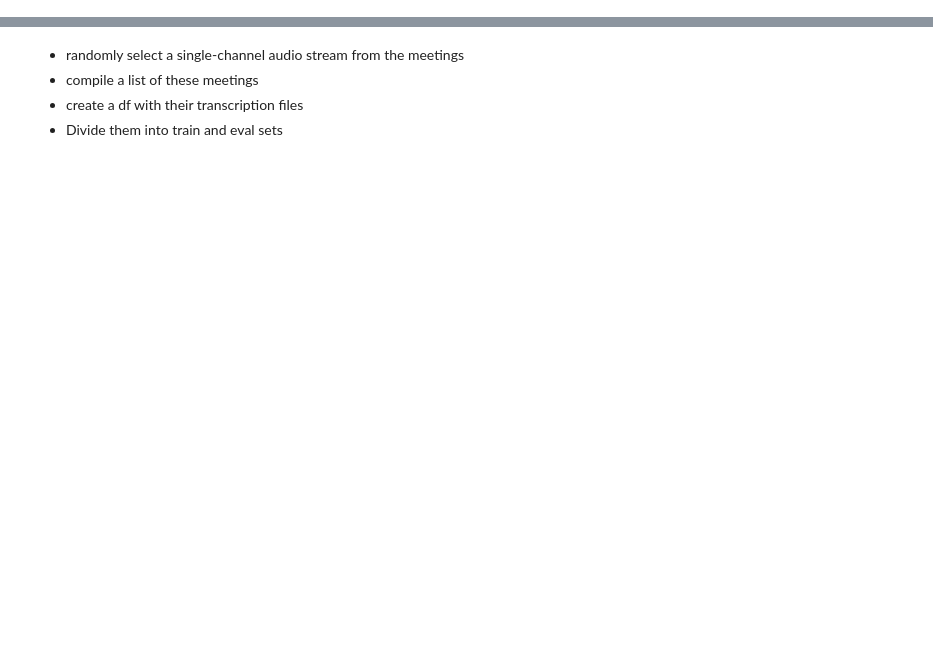
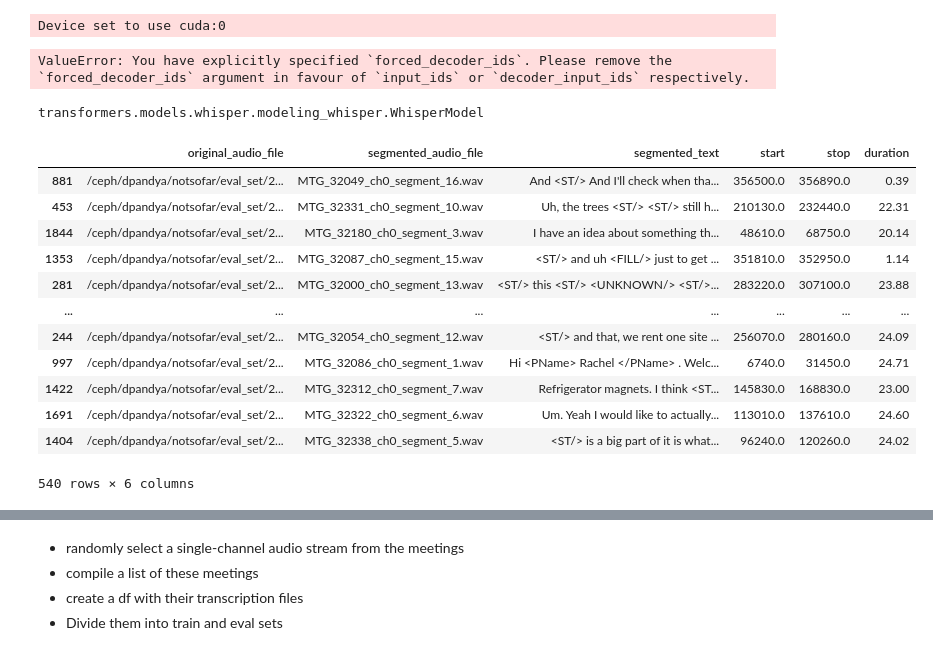
Before and after one commit to darshitttt/nr_adapters, a Jupyter notebook: scrap.ipynb, the cells around one changed output, grey strips where cells are left out. Saved outputs shown, nothing was run; the diff lists cells and outputs as text; code cells hidden in the pictures; blank space fills up the shorter version.

```diff
--- a/scrap.ipynb
+++ b/scrap.ipynb
@@ -9,0 +47,12 @@ import adapters
+# %%
+import torch
+
+eval_pipeline = AutomaticSpeechRecognitionPipeline(
+            model=model,
+            feature_extractor=feature_extractor,
+            tokenizer=tokenizer,
+            device="cuda:0", # Use GPU 0, or -1 for CPU
+)
+#forced_decoder_ids = processor.get_decoder_prompt_ids(language="english", task="transcribe")
+# %% [output]
+Device set to use cuda:0
@@ -9,0 +65,31 @@ import adapters
+# %%
+eval_pipeline(list(df['segmented_audio_file'])[0:3])
+# %% [output]
+ValueError: You have explicitly specified `forced_decoder_ids`. Please remove the `forced_decoder_ids` argument in favour of `input_ids` or `decoder_input_ids` respectively.
+# %%
+df = pd.read_csv("/ceph/dpandya/notsofar/nsfd_adap_segments/eval_segments.csv")
+df['duration'] = (df['stop'] - df['start'])/1000
+# %%
+from transformers import WhisperForConditionalGeneration
+
+type(WhisperForConditionalGeneration.from_pretrained('openai/whisper-small').model)
+# %% [output]
+transformers.models.whisper.modeling_whisper.WhisperModel
+# %%
+import random
+
+df.sample(540, random_state=42)
+# %% [output]
+|  | original_audio_file | segmented_audio_file | segmented_text | start | stop | duration |
+| 881 | /ceph/dpandya/notsofar/eval_set/2... | MTG_32049_ch0_segment_16.wav | And <ST/> And I'll check when tha... | 356500.0 | 356890.0 | 0.39 |
+| 453 | /ceph/dpandya/notsofar/eval_set/2... | MTG_32331_ch0_segment_10.wav | Uh, the trees <ST/> <ST/> still h... | 210130.0 | 232440.0 | 22.31 |
+| 1844 | /ceph/dpandya/notsofar/eval_set/2... | MTG_32180_ch0_segment_3.wav | I have an idea about something th... | 48610.0 | 68750.0 | 20.14 |
+| 1353 | /ceph/dpandya/notsofar/eval_set/2... | MTG_32087_ch0_segment_15.wav | <ST/> and uh <FILL/> just to get ... | 351810.0 | 352950.0 | 1.14 |
+| 281 | /ceph/dpandya/notsofar/eval_set/2... | MTG_32000_ch0_segment_13.wav | <ST/> this <ST/> <UNKNOWN/> <ST/>... | 283220.0 | 307100.0 | 23.88 |
+| ... | ... | ... | ... | ... | ... | ... |
+| 244 | /ceph/dpandya/notsofar/eval_set/2... | MTG_32054_ch0_segment_12.wav | <ST/> and that, we rent one site ... | 256070.0 | 280160.0 | 24.09 |
+| 997 | /ceph/dpandya/notsofar/eval_set/2... | MTG_32086_ch0_segment_1.wav | Hi <PName> Rachel </PName> . Welc... | 6740.0 | 31450.0 | 24.71 |
+| 1422 | /ceph/dpandya/notsofar/eval_set/2... | MTG_32312_ch0_segment_7.wav | Refrigerator magnets. I think <ST... | 145830.0 | 168830.0 | 23.00 |
+| 1691 | /ceph/dpandya/notsofar/eval_set/2... | MTG_32322_ch0_segment_6.wav | Um. Yeah I would like to actually... | 113010.0 | 137610.0 | 24.60 |
+| 1404 | /ceph/dpandya/notsofar/eval_set/2... | MTG_32338_ch0_segment_5.wav | <ST/> is a big part of it is what... | 96240.0 | 120260.0 | 24.02 |
+540 rows × 6 columns
```
Also changed, not shown: parts of 15 cells of this notebook, 16 other files.
